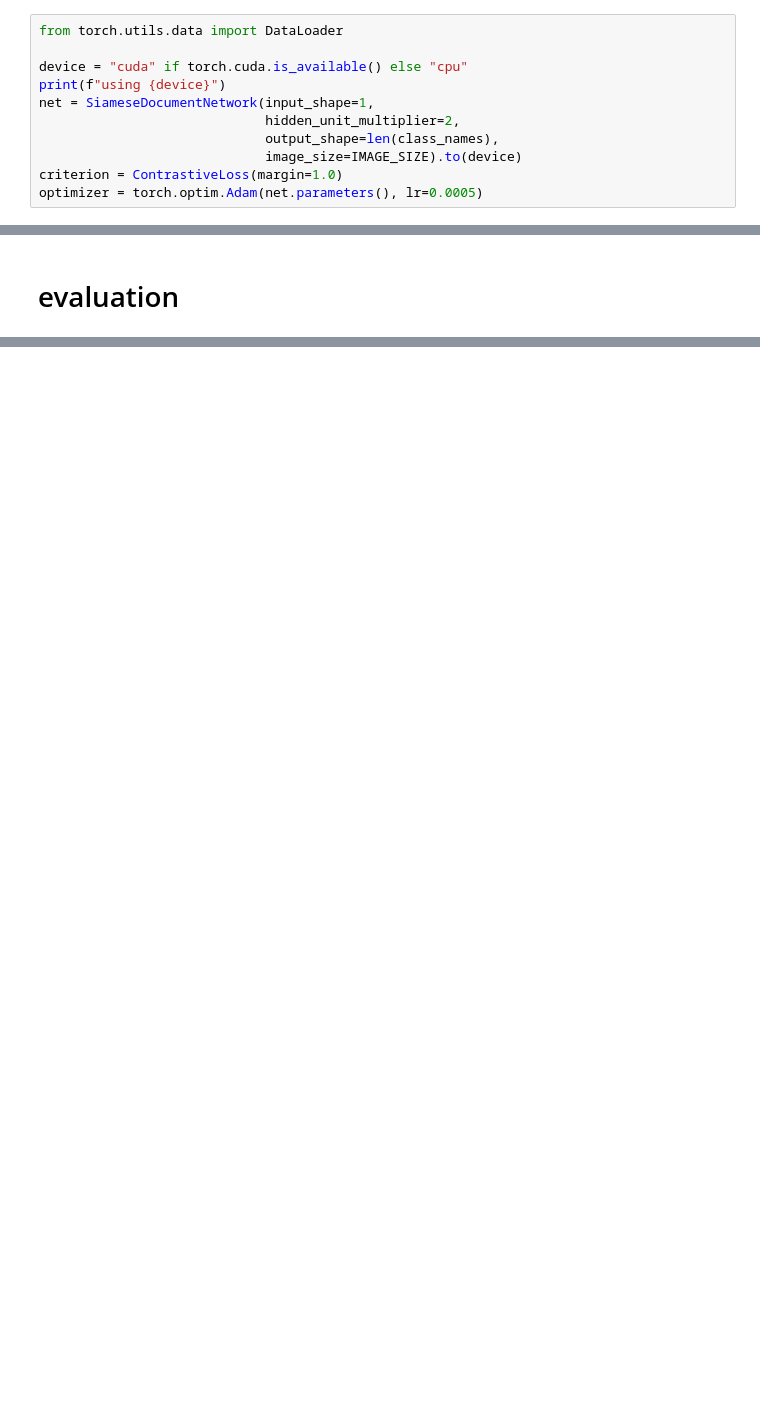
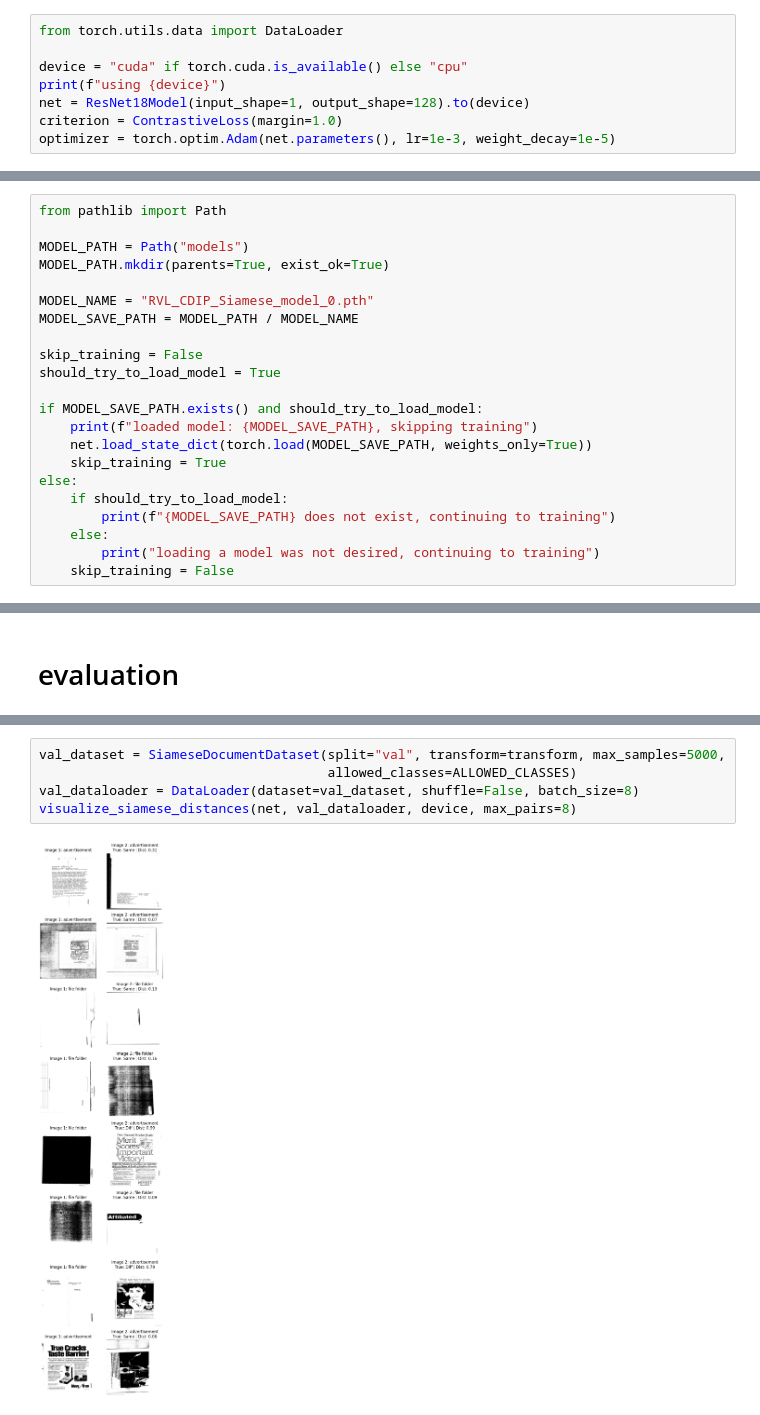
Before and after one commit to lucahuen/bachelor_siamese_network, a Jupyter notebook: rvl_cdip_siamese_network.ipynb, the cells around one changed output, grey strips where cells are left out. Cells and saved outputs as stored; diff of their text form; blank space fills up the shorter version.

```diff
--- a/rvl_cdip_siamese_network.ipynb
+++ b/rvl_cdip_siamese_network.ipynb
@@ -262,11 +316,8 @@ from torch.utils.data import DataLoader
 
 device = "cuda" if torch.cuda.is_available() else "cpu"
 print(f"using {device}")
-net = SiameseDocumentNetwork(input_shape=1,
-                             hidden_unit_multiplier=2,
-                             output_shape=len(class_names),
-                             image_size=IMAGE_SIZE).to(device)
+net = ResNet18Model(input_shape=1, output_shape=128).to(device)
 criterion = ContrastiveLoss(margin=1.0)
-optimizer = torch.optim.Adam(net.parameters(), lr=0.0005)
+optimizer = torch.optim.Adam(net.parameters(), lr=1e-3, weight_decay=1e-5)
 # %% [output]
 using cuda
@@ -323,0 +390,22 @@ def test_step(model: nn.Module,
+# %%
+from pathlib import Path
+
+MODEL_PATH = Path("models")
+MODEL_PATH.mkdir(parents=True, exist_ok=True)
+
+MODEL_NAME = "RVL_CDIP_Siamese_model_0.pth"
+MODEL_SAVE_PATH = MODEL_PATH / MODEL_NAME
+
+skip_training = False
+should_try_to_load_model = True
+
+if MODEL_SAVE_PATH.exists() and should_try_to_load_model:
+    print(f"loaded model: {MODEL_SAVE_PATH}, skipping training")
+    net.load_state_dict(torch.load(MODEL_SAVE_PATH, weights_only=True))
+    skip_training = True
+else:
+    if should_try_to_load_model:
+        print(f"{MODEL_SAVE_PATH} does not exist, continuing to training")
+    else:
+        print("loading a model was not desired, continuing to training")
+    skip_training = False
@@ -417,0 +510,7 @@ evaluate_siamese_model(net, test_dataset)
+# %%
+val_dataset = SiameseDocumentDataset(split="val", transform=transform, max_samples=5000,
+                                     allowed_classes=ALLOWED_CLASSES)
+val_dataloader = DataLoader(dataset=val_dataset, shuffle=False, batch_size=8)
+visualize_siamese_distances(net, val_dataloader, device, max_pairs=8)
+# %% [output]
+[figure, added]
```
Also changed, not shown: parts of 29 cells of this notebook, 1 other file.
